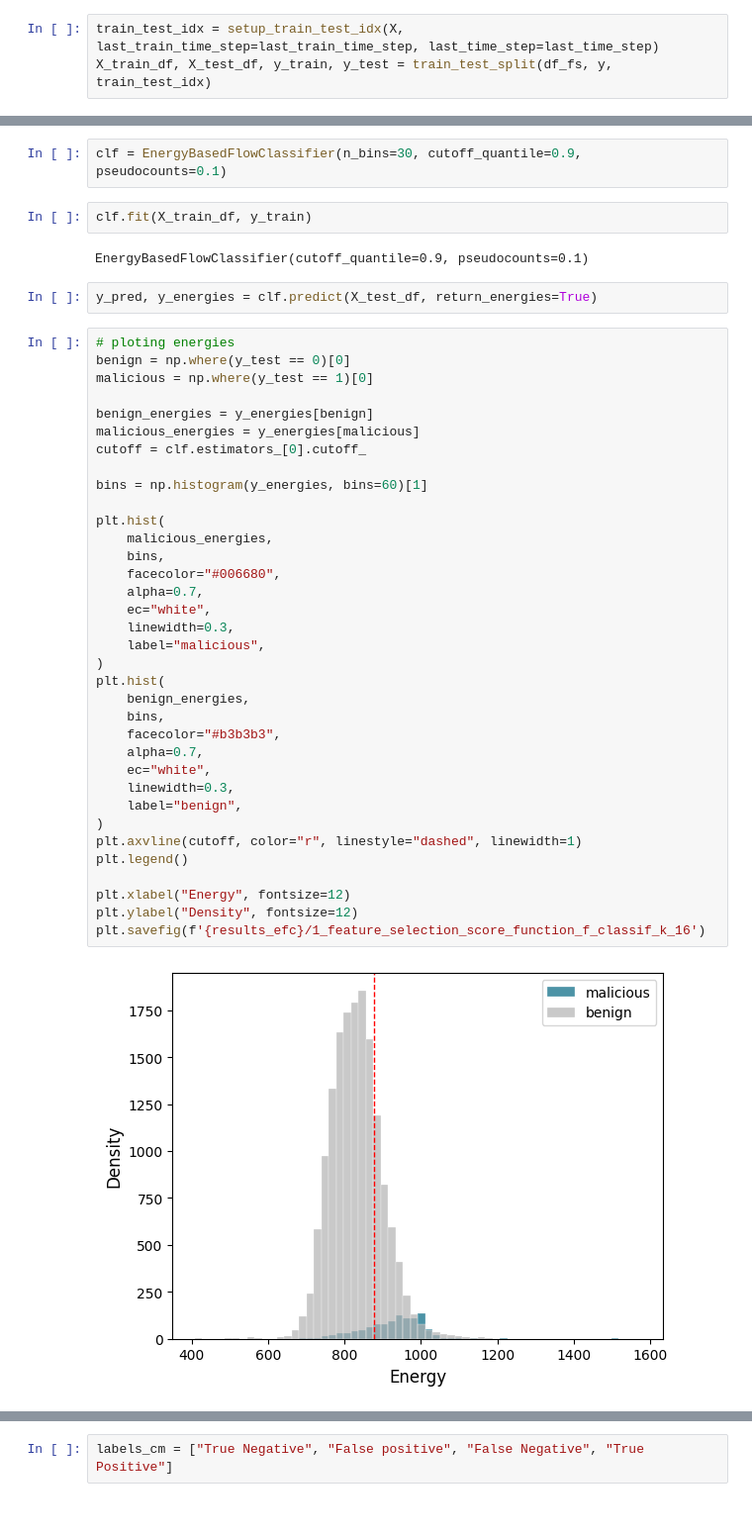
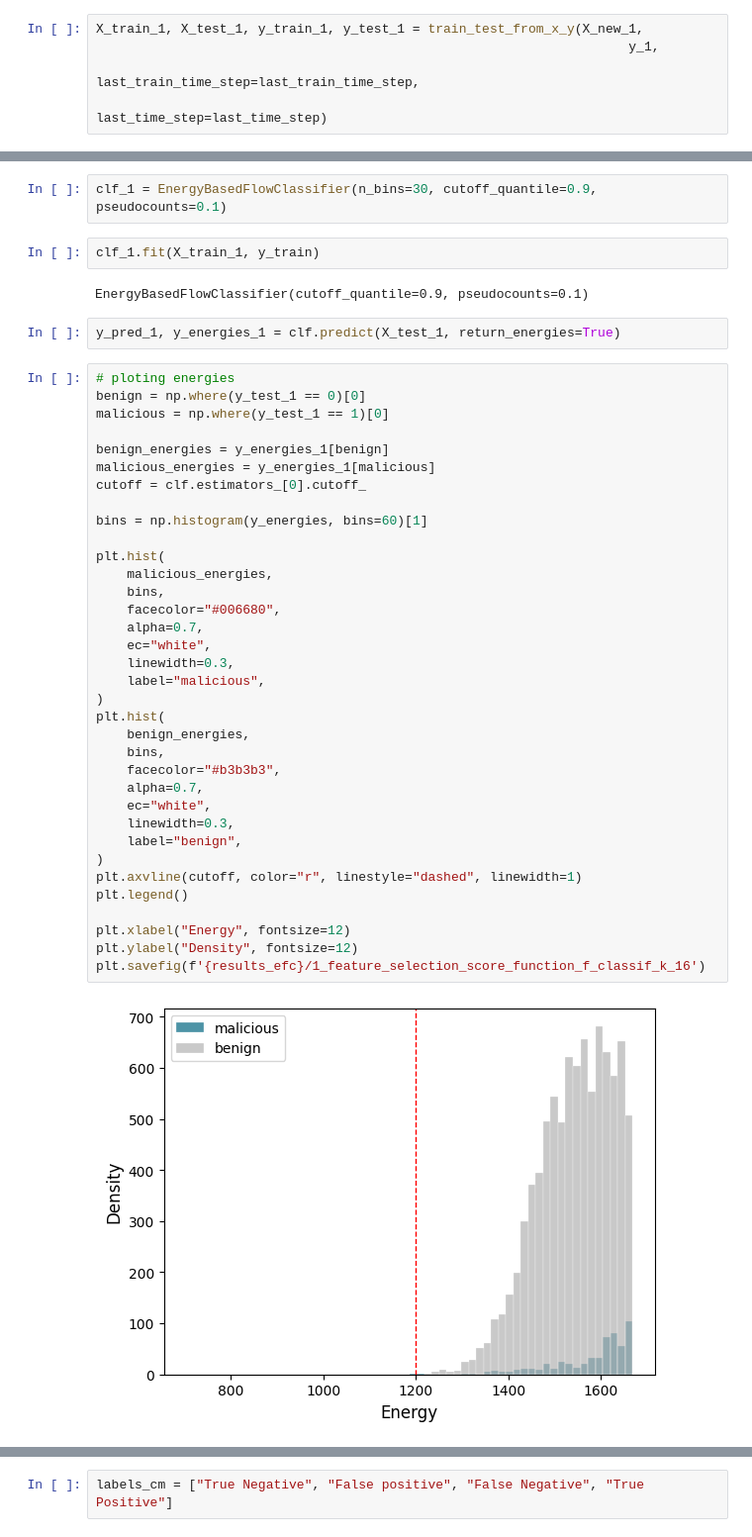
Before and after one commit to kevinsantana/PPCA-UnB-Dissertation, a Jupyter notebook: models/notebooks/efc/efc-feature-selection.ipynb, the cells around one changed output, grey strips where cells are left out. Shown at 99% size. Drawn from its saved outputs; the diff is of its cells as text.

```diff
--- a/models/notebooks/efc/efc-feature-selection.ipynb
+++ b/models/notebooks/efc/efc-feature-selection.ipynb
@@ -259,6 +259,8 @@ df_fs
 | 46563 | 0.831523 | 0.689567 | 0.021277 | 0.788639 | -0.264335 | -0.262321 | -0.259147 | -0.617746 | -0.520080 | -0.592154 | 0.682652 | ... |
 46564 rows × 16 columns
 # %%
-train_test_idx = setup_train_test_idx(X, last_train_time_step=last_train_time_step, last_time_step=last_time_step)
-X_train_df, X_test_df, y_train, y_test = train_test_split(df_fs, y, train_test_idx)
+X_train_1, X_test_1, y_train_1, y_test_1 = train_test_from_x_y(X_new_1,
+                                                                     y_1,
+                                                                     last_train_time_step=last_train_time_step,
+                                                                     last_time_step=last_time_step)
 # %%
@@ -284,46 +286,46 @@ df_sizes
 # %%
-clf = EnergyBasedFlowClassifier(n_bins=30, cutoff_quantile=0.9, pseudocounts=0.1)
+clf_1 = EnergyBasedFlowClassifier(n_bins=30, cutoff_quantile=0.9, pseudocounts=0.1)
 # %%
-clf.fit(X_train_df, y_train)
+clf_1.fit(X_train_1, y_train)
 # %% [output]
 EnergyBasedFlowClassifier(cutoff_quantile=0.9, pseudocounts=0.1)
 # %%
-y_pred, y_energies = clf.predict(X_test_df, return_energies=True)
+y_pred_1, y_energies_1 = clf.predict(X_test_1, return_energies=True)
 # %%
 # ploting energies
-benign = np.where(y_test == 0)[0]
-malicious = np.where(y_test == 1)[0]
+benign = np.where(y_test_1 == 0)[0]
+malicious = np.where(y_test_1 == 1)[0]
 
-benign_energies = y_energies[benign]
-malicious_energies = y_energies[malicious]
+benign_energies = y_energies_1[benign]
+malicious_energies = y_energies_1[malicious]
 cutoff = clf.estimators_[0].cutoff_
 
 bins = np.histogram(y_energies, bins=60)[1]
 
 plt.hist(
     malicious_energies,
     bins,
     facecolor="#006680",
     alpha=0.7,
     ec="white",
     linewidth=0.3,
     label="malicious",
 )
 plt.hist(
     benign_energies,
     bins,
     facecolor="#b3b3b3",
     alpha=0.7,
     ec="white",
     linewidth=0.3,
     label="benign",
 )
 plt.axvline(cutoff, color="r", linestyle="dashed", linewidth=1)
 plt.legend()
 
 plt.xlabel("Energy", fontsize=12)
 plt.ylabel("Density", fontsize=12)
 plt.savefig(f'{results_efc}/1_feature_selection_score_function_f_classif_k_16')
 # %% [output]
-[figure, old version]
+[figure, new version]
 # %% [markdown]
```
Also changed, not shown: parts of 55 cells of this notebook, 1 other file.
